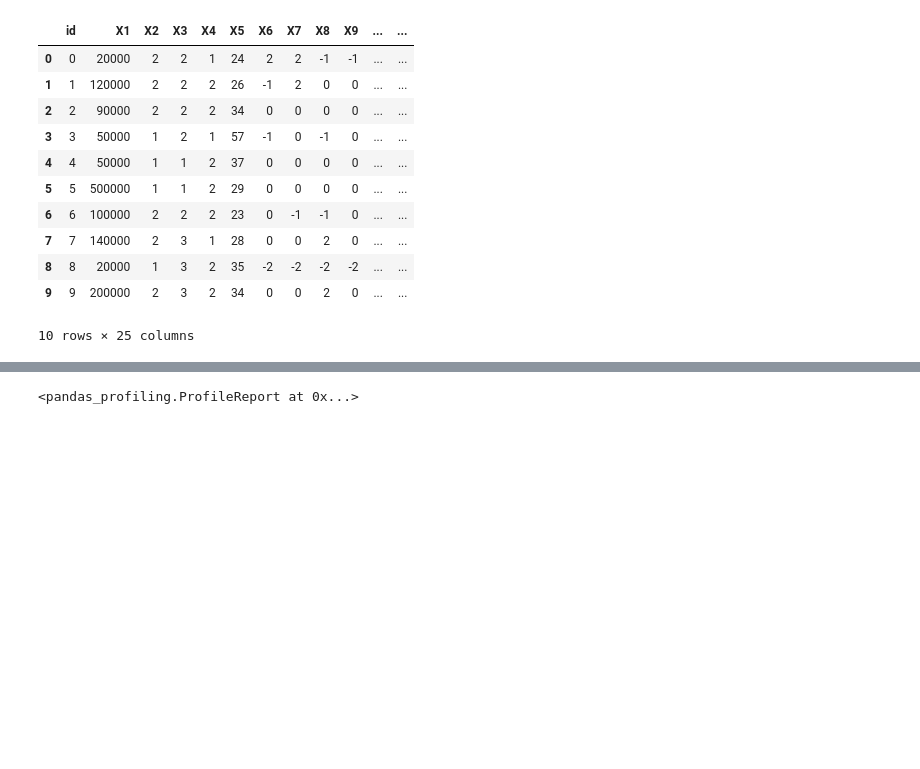
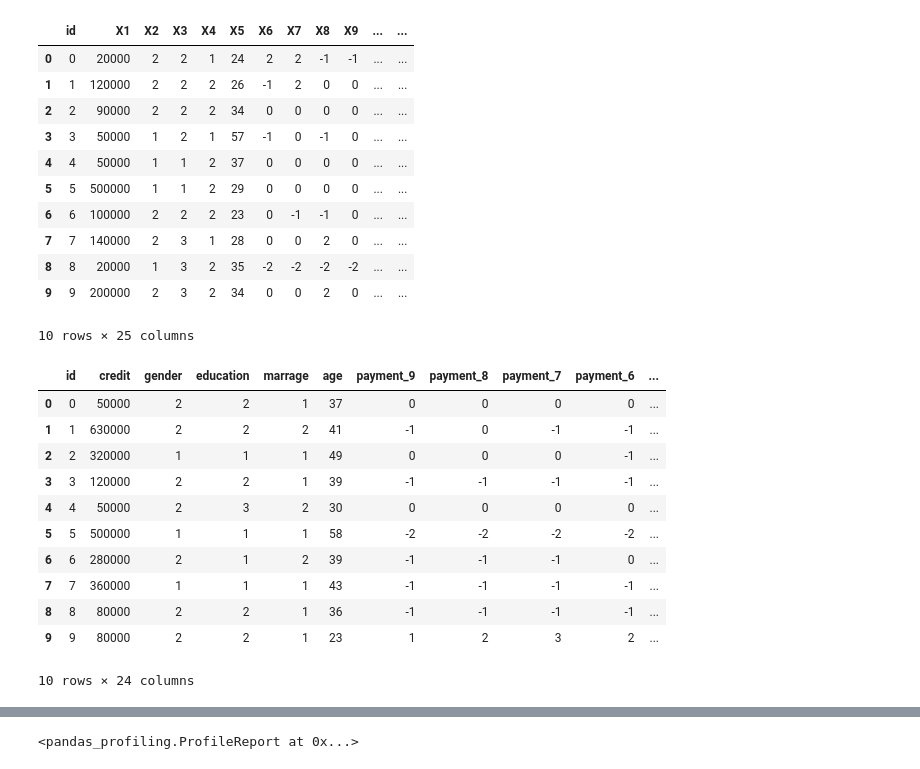
Before and after one commit to takumi5757/git_probspace, a Jupyter notebook: credit_compe.ipynb, the cells around one changed output, grey strips where cells are left out. Saved outputs shown, nothing was run; the diff lists cells and outputs as text; code cells hidden in the pictures; blank space fills up the shorter version.

```diff
--- a/credit_compe.ipynb
+++ b/credit_compe.ipynb
@@ -49,3 +49,18 @@ columns += [f"claim_{i}" for i in range(9,3,-1)]
 columns += [f"advance_{i}" for i in range(9,3,-1)]
 train.columns = columns + ["target"]
 test.columns = columns
+# %%
+test.head(10)
+# %% [output]
+|  | id | credit | gender | education | marrage | age | payment_9 | payment_8 | payment_7 | payment_6 | ... |
+| 0 | 0 | 50000 | 2 | 2 | 1 | 37 | 0 | 0 | 0 | 0 | ... |
+| 1 | 1 | 630000 | 2 | 2 | 2 | 41 | -1 | 0 | -1 | -1 | ... |
+| 2 | 2 | 320000 | 1 | 1 | 1 | 49 | 0 | 0 | 0 | -1 | ... |
+| 3 | 3 | 120000 | 2 | 2 | 1 | 39 | -1 | -1 | -1 | -1 | ... |
+| 4 | 4 | 50000 | 2 | 3 | 2 | 30 | 0 | 0 | 0 | 0 | ... |
+| 5 | 5 | 500000 | 1 | 1 | 1 | 58 | -2 | -2 | -2 | -2 | ... |
+| 6 | 6 | 280000 | 2 | 1 | 2 | 39 | -1 | -1 | -1 | 0 | ... |
+| 7 | 7 | 360000 | 1 | 1 | 1 | 43 | -1 | -1 | -1 | -1 | ... |
+| 8 | 8 | 80000 | 2 | 2 | 1 | 36 | -1 | -1 | -1 | -1 | ... |
+| 9 | 9 | 80000 | 2 | 2 | 1 | 23 | 1 | 2 | 3 | 2 | ... |
+10 rows × 24 columns
```
Also changed, not shown: parts of 8 cells of this notebook.
